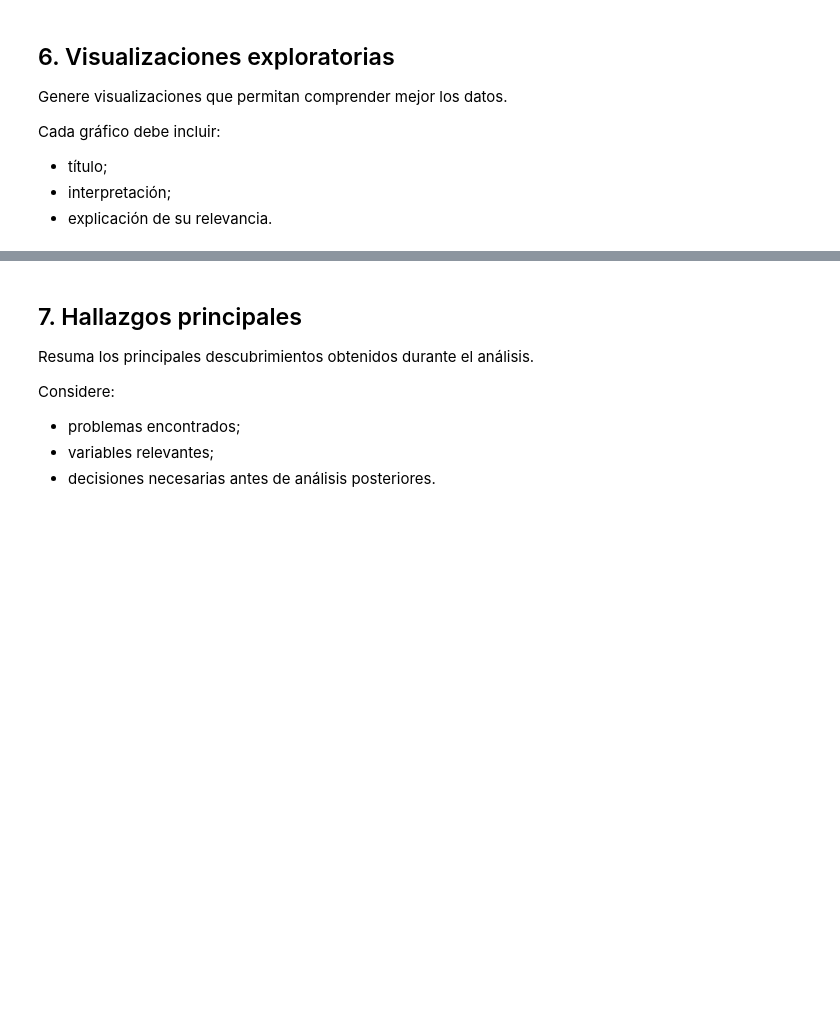
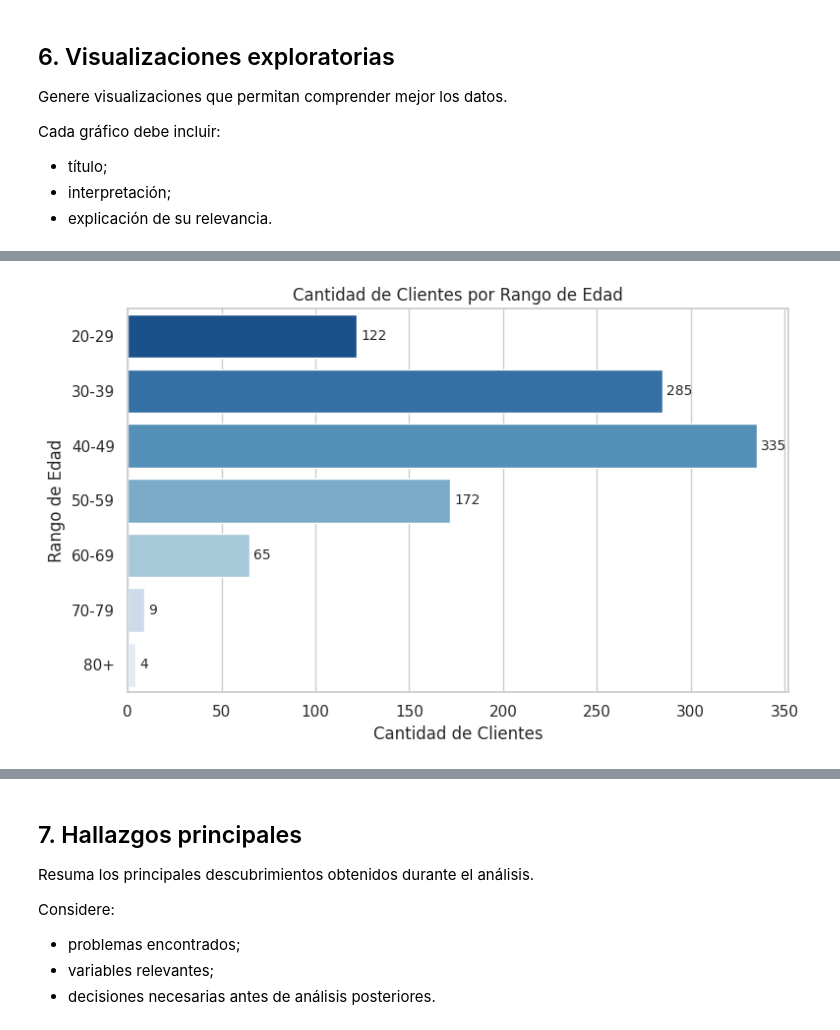
Before and after one commit to fernandouribeu/analisis_datos, a Jupyter notebook: Laboratorio_1_Notebook_Template.ipynb, the cells around one changed output, grey strips where cells are left out. Cells and saved outputs as stored; diff of their text form; code cells hidden in the pictures; blank space fills up the shorter version.

```diff
--- a/Laboratorio_1_Notebook_Template.ipynb
+++ b/Laboratorio_1_Notebook_Template.ipynb
@@ -260,0 +335,32 @@ Cada gráfico debe incluir:
+# %%
+# 1. Crear los intervalos de 10 años (ejemplo: de 20 a 80 años)
+rangos = [20, 30, 40, 50, 60, 70, 80, float('inf')]
+etiquetas = ['20-29', '30-39', '40-49', '50-59', '60-69', '70-79','80+']
+
+# Crear la nueva columna con el rango de edad
+df['rango_edad'] = pd.cut(df['age'], bins=rangos, labels=etiquetas, right=False)
+
+# 2. Graficar en barras horizontales
+sb.set_theme(style="whitegrid")
+plt.figure(figsize=(8, 5))
+
+ax = sb.countplot(
+    data=df,
+    y='rango_edad',
+    hue='rango_edad',
+    legend=False,
+    palette='Blues_r'
+)
+
+plt.title('Cantidad de Clientes por Rango de Edad')
+plt.xlabel('Cantidad de Clientes')
+plt.ylabel('Rango de Edad')
+
+# Añadir la cantidad exacta al lado de cada barra
+for container in ax.containers:
+    ax.bar_label(container, padding=3, fontsize=10)
+
+plt.tight_layout()
+plt.show()
+# %% [output]
+[figure, added]
```
Also changed, not shown: parts of 10 cells of this notebook.
